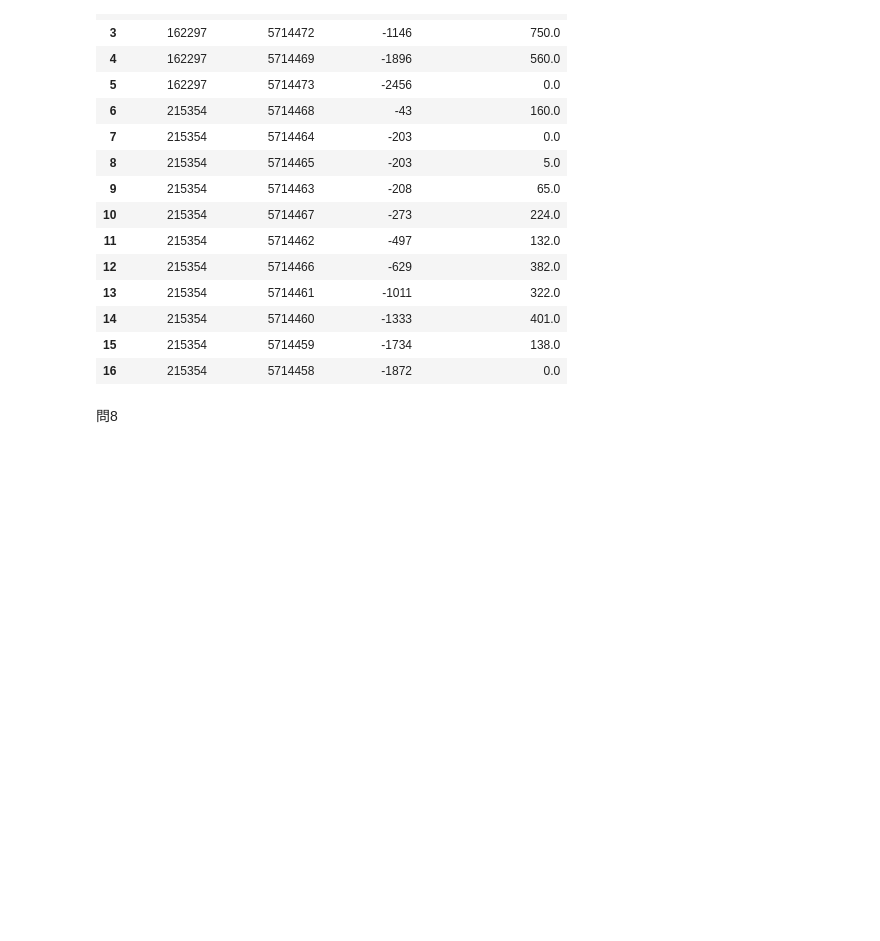
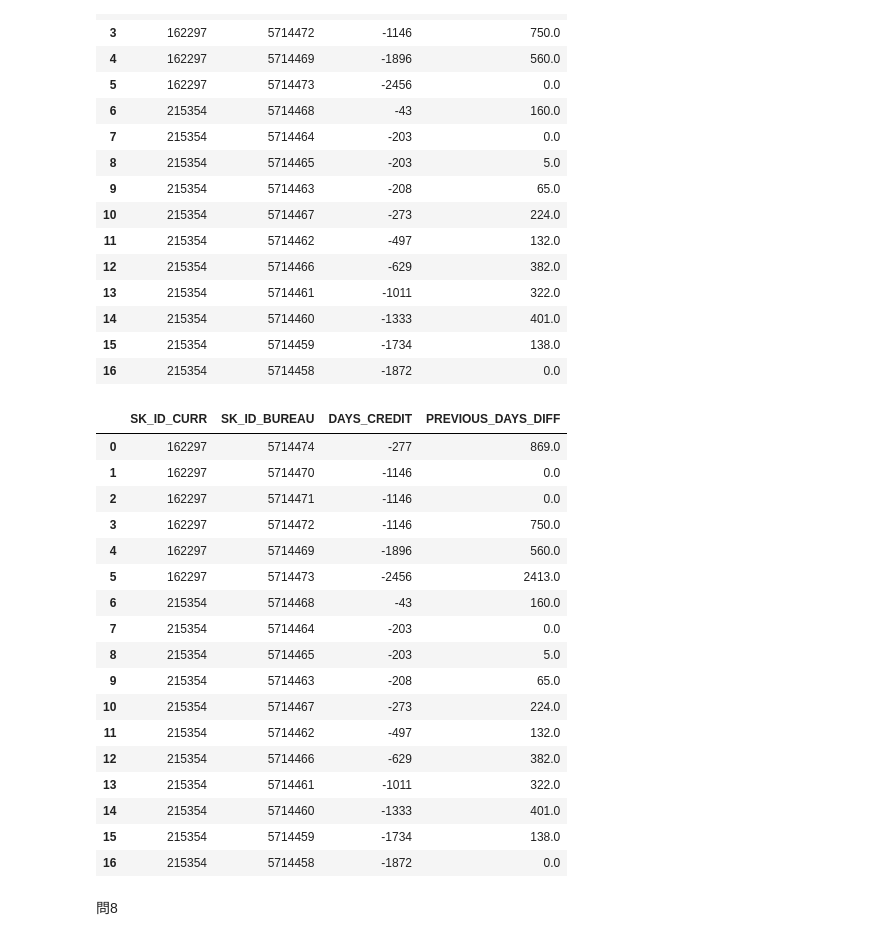
Before and after one commit to fukakeng/MlProgrammingStudy, a Jupyter notebook: pandas_training.ipynb, the cells around one changed output. Cells and saved outputs as stored; diff of their text form; code cells hidden in the pictures; blank space fills up the shorter version.

```diff
--- a/pandas_training.ipynb
+++ b/pandas_training.ipynb
@@ -445,6 +451,38 @@ result_df.fillna(0)
 | 14 | 215354 | 5714460 | -1333 | 401.0 |
 | 15 | 215354 | 5714459 | -1734 | 138.0 |
 | 16 | 215354 | 5714458 | -1872 | 0.0 |
+# %%
+# 修正版
+grouped_bureau = bureau[['SK_ID_CURR', 'SK_ID_BUREAU', 'DAYS_CREDIT']] \
+    .query('SK_ID_CURR == 215354 | SK_ID_CURR == 162297') \
+    .groupby(by = ['SK_ID_CURR']) \
+    .apply(lambda x: x.sort_values(['DAYS_CREDIT'], ascending = False))
+
+grouped_bureau['DIFF'] = grouped_bureau['DAYS_CREDIT'].shift(periods=-1)
+grouped_bureau['PREVIOUS_DAYS_DIFF'] = np.abs(grouped_bureau['DAYS_CREDIT'] - grouped_bureau['DIFF'])
+grouped_bureau.fillna(0, inplace=True)
+grouped_bureau.drop(['DIFF'], axis=1, inplace=True)
+grouped_bureau.reset_index(drop=True, inplace=True)
+grouped_bureau
+# %% [output]
+|  | SK_ID_CURR | SK_ID_BUREAU | DAYS_CREDIT | PREVIOUS_DAYS_DIFF |
+| 0 | 162297 | 5714474 | -277 | 869.0 |
+| 1 | 162297 | 5714470 | -1146 | 0.0 |
+| 2 | 162297 | 5714471 | -1146 | 0.0 |
+| 3 | 162297 | 5714472 | -1146 | 750.0 |
+| 4 | 162297 | 5714469 | -1896 | 560.0 |
+| 5 | 162297 | 5714473 | -2456 | 2413.0 |
+| 6 | 215354 | 5714468 | -43 | 160.0 |
+| 7 | 215354 | 5714464 | -203 | 0.0 |
+| 8 | 215354 | 5714465 | -203 | 5.0 |
+| 9 | 215354 | 5714463 | -208 | 65.0 |
+| 10 | 215354 | 5714467 | -273 | 224.0 |
+| 11 | 215354 | 5714462 | -497 | 132.0 |
+| 12 | 215354 | 5714466 | -629 | 382.0 |
+| 13 | 215354 | 5714461 | -1011 | 322.0 |
+| 14 | 215354 | 5714460 | -1333 | 401.0 |
+| 15 | 215354 | 5714459 | -1734 | 138.0 |
+| 16 | 215354 | 5714458 | -1872 | 0.0 |
 # %% [markdown]
 問8
 # %%
```
Also changed, not shown: parts of 2 cells of this notebook, 1 other file.
